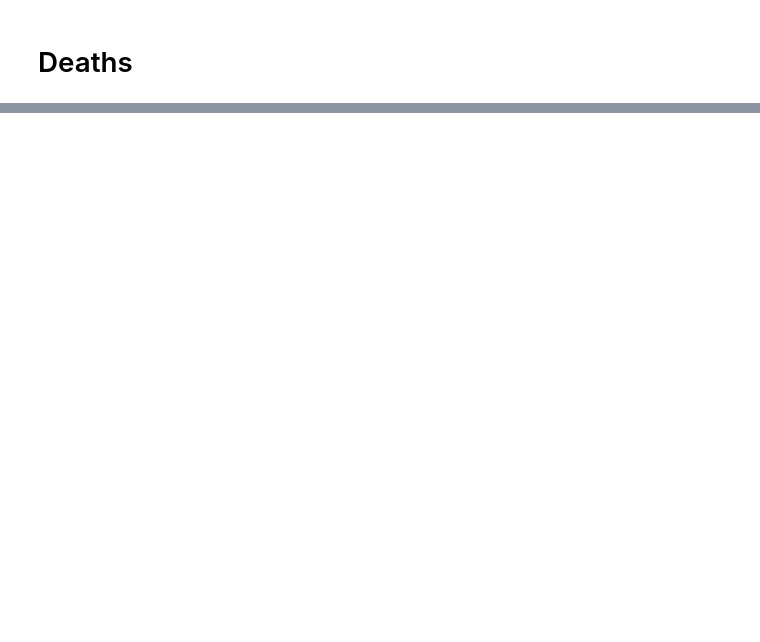
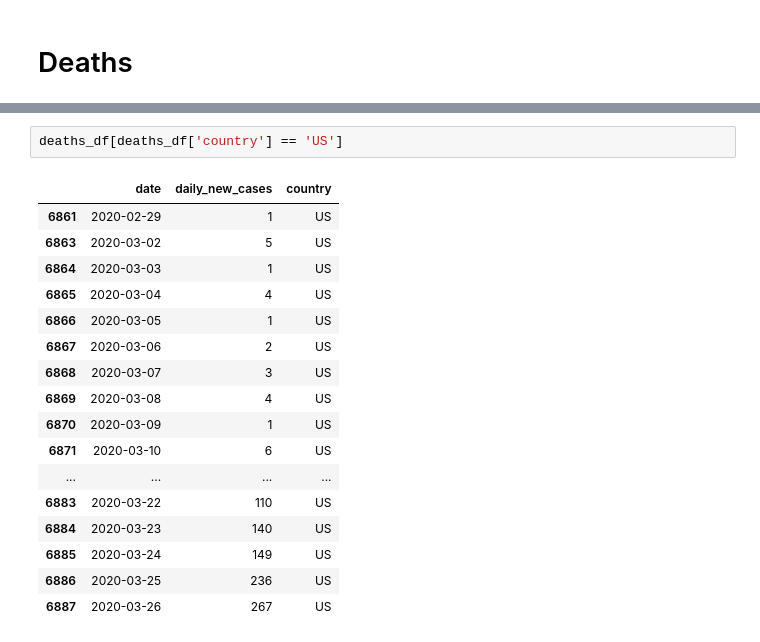
Before and after one commit to denisfookune/covid19-dailycases, a Jupyter notebook: covid19_JHU.ipynb, the cells around one changed output, grey strips where cells are left out. Drawn from its saved outputs; the diff is of its cells as text; blank space fills up the shorter version.

```diff
--- a/covid19_JHU.ipynb
+++ b/covid19_JHU.ipynb
@@ -151,0 +175,20 @@ Austria: 28
+# %%
+deaths_df[deaths_df['country'] == 'US']
+# %% [output]
+|  | date | daily_new_cases | country |
+| 6861 | 2020-02-29 | 1 | US |
+| 6863 | 2020-03-02 | 5 | US |
+| 6864 | 2020-03-03 | 1 | US |
+| 6865 | 2020-03-04 | 4 | US |
+| 6866 | 2020-03-05 | 1 | US |
+| 6867 | 2020-03-06 | 2 | US |
+| 6868 | 2020-03-07 | 3 | US |
+| 6869 | 2020-03-08 | 4 | US |
+| 6870 | 2020-03-09 | 1 | US |
+| 6871 | 2020-03-10 | 6 | US |
+| ... | ... | ... | ... |
+| 6883 | 2020-03-22 | 110 | US |
+| 6884 | 2020-03-23 | 140 | US |
+| 6885 | 2020-03-24 | 149 | US |
+| 6886 | 2020-03-25 | 236 | US |
+| 6887 | 2020-03-26 | 267 | US |
```
Also changed, not shown: parts of 9 cells of this notebook.
